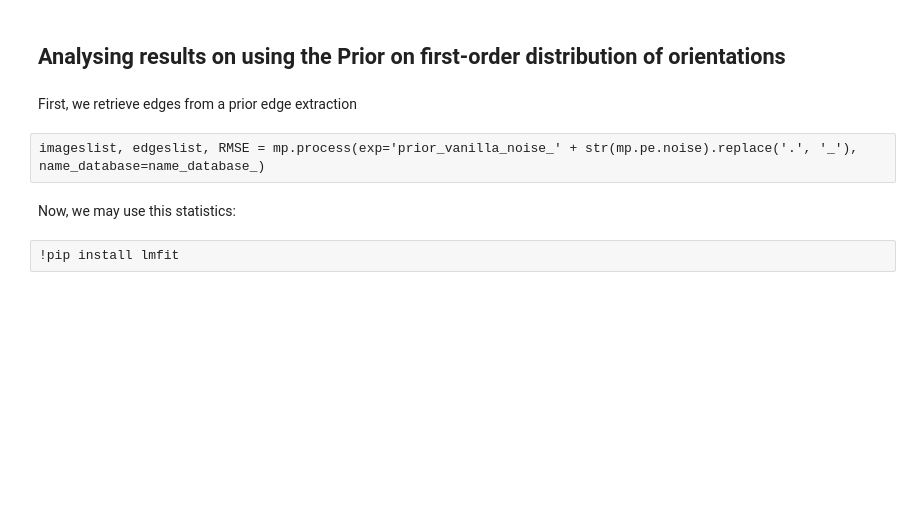
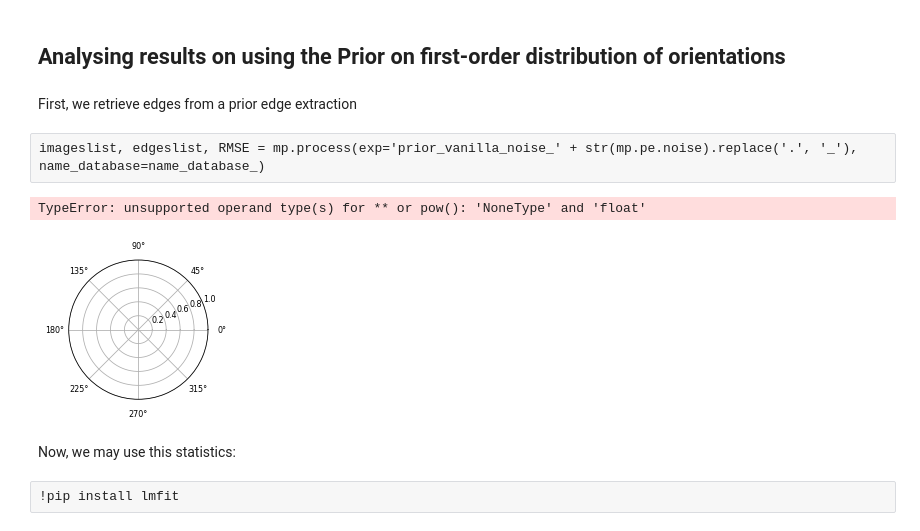
Before and after one commit to bicv/Perrinet2015BICV_sparse, a Jupyter notebook: notebooks/4_firstorder_prior.ipynb, the cells around one changed output. Cells and saved outputs as stored; diff of their text form; code cells hidden in the pictures; blank space fills up the shorter version.

Commit message:
re-running all notebooks and redoing all figures + manuscript

```diff
--- a/notebooks/4_firstorder_prior.ipynb
+++ b/notebooks/4_firstorder_prior.ipynb
@@ -108,13 +114,16 @@ fig_width = fig_width_pt*inches_per_pt  # width in inches
 #mp.pe.figpath = '../figures'
 # %%
 fig = plt.figure(figsize=(fig_width/1.618, fig_width/1.618))
-ax = fig.add_subplot(111, axisbg='w', polar=True)
+ax = fig.add_subplot(111, facecolor='w', polar=True)
 fig, ax = mp.histedges_theta(edgeslist, fig=fig, ax=ax)
 v_hist, v_theta_edges = mp.histedges_theta(edgeslist, display=False)
 ax.plot(v_theta_edges, np.ones_like(v_theta_edges)*np.sqrt(v_hist.mean()), 'r--')
 ax.plot(v_theta_edges+np.pi, np.ones_like(v_theta_edges)*np.sqrt(v_hist.mean()), 'r--')
 
 mp.savefig(fig, 'firstorder_A', figpath = '../figures');
+# %% [output]
+TypeError: unsupported operand type(s) for ** or pow(): 'NoneType' and 'float'
+[figure, added]
 # %%
 !ls ../figures/firstorder_A*
 # %%
```
Also changed, not shown: parts of 10 cells of this notebook, 23 other files.
